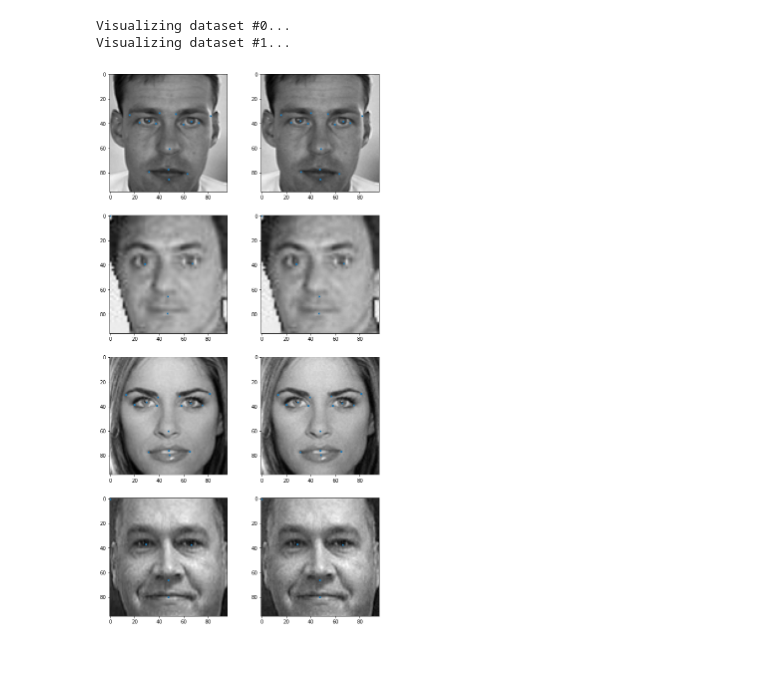
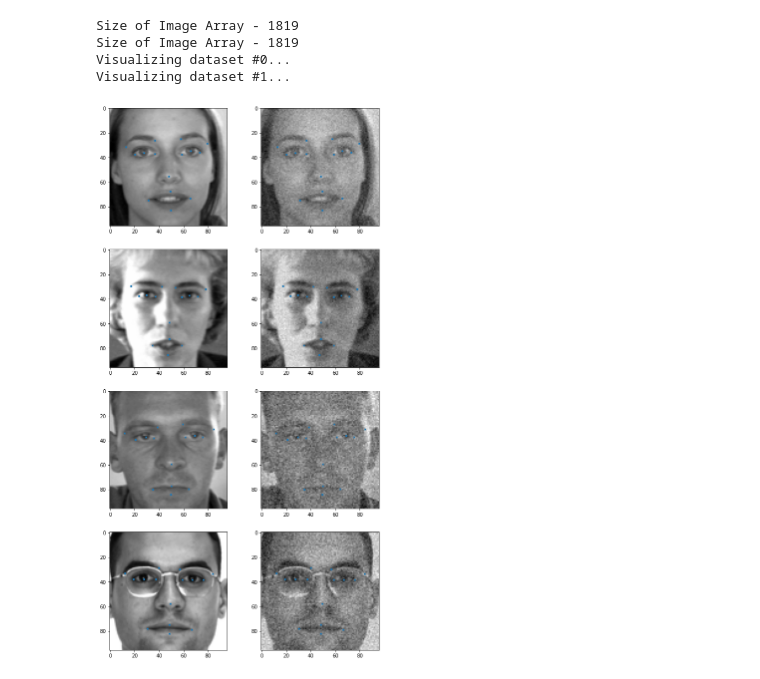
Before and after one commit to WayGold/FacialKeypointDetection, a Jupyter notebook: FacialKeypointsDetection.ipynb, the cells around one changed output. Saved outputs shown, nothing was run; the diff lists cells and outputs as text; code cells hidden in the pictures.

```diff
--- a/FacialKeypointsDetection.ipynb
+++ b/FacialKeypointsDetection.ipynb
@@ -34,5 +38,5 @@ Randomly Visualizing...
 # %%
-autoFillTrain, autoFillVal = dl.getTrainValidationDataSet(csv_autoFill, 0.85)
+autoFillTrain, autoFillVal = dl.getTrainValidationDataSet(csv_allValid, 0.85)
 print('Loading training/val set...')
 train_dataset = dl.FacialKptsDataSet(autoFillTrain)
 val_dataset = dl.FacialKptsDataSet(autoFillVal)
@@ -50,11 +57,13 @@ Size of Original set - 7049
 Size of Mirror Aug sets list - 1
 # %%
 # Add Noise
-noise_set = da.create_augs_from_transform(autoFillTrain, da.add_noise, params=[0.008, 0.02])
+noise_set = da.create_augs_from_transform(autoFillTrain, da.add_noise, params=[0.1, 0.2])
 vs.rand_vis_compare_orig_augset(train_dataset, noise_set, 2)
 # %% [output]
+Size of Image Array - 1819
+Size of Image Array - 1819
 Visualizing dataset #0...
 Visualizing dataset #1...
-[figure, old version]
+[figure, new version]
 # %%
 # Brightness Trim
```
Also changed, not shown: parts of 8 cells of this notebook, 9 other files.
